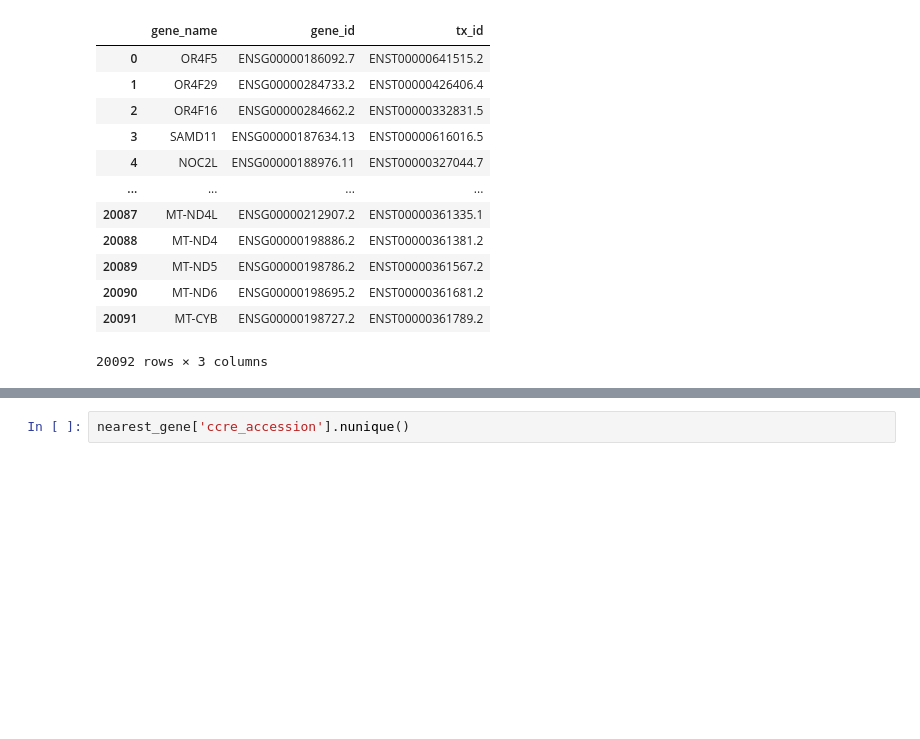
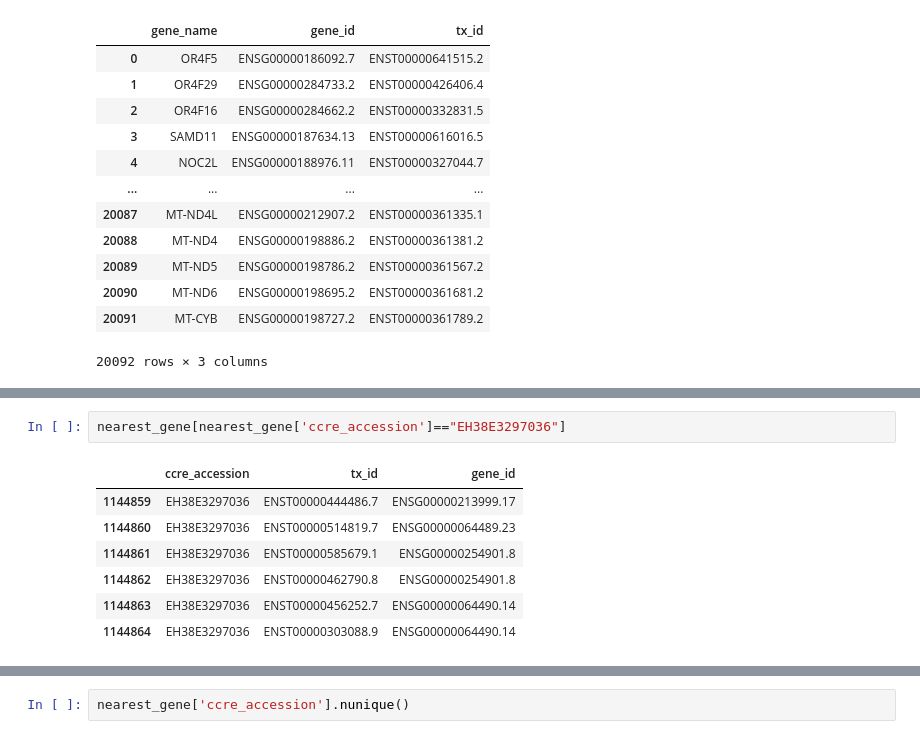
Before and after one commit to ctubbs750/cbs-db3-annotate, a Jupyter notebook: workflow/notebooks/sandbox/2025-04.ipynb, the cells around one changed output, grey strips where cells are left out. Drawn from its saved outputs; the diff is of its cells as text; blank space fills up the shorter version.

```diff
--- a/workflow/notebooks/sandbox/2025-04.ipynb
+++ b/workflow/notebooks/sandbox/2025-04.ipynb
@@ -79,0 +116,10 @@ gencode_mapping
+# %%
+nearest_gene[nearest_gene['ccre_accession']=="EH38E3297036"]
+# %% [output]
+|  | ccre_accession | tx_id | gene_id |
+| 1144859 | EH38E3297036 | ENST00000444486.7 | ENSG00000213999.17 |
+| 1144860 | EH38E3297036 | ENST00000514819.7 | ENSG00000064489.23 |
+| 1144861 | EH38E3297036 | ENST00000585679.1 | ENSG00000254901.8 |
+| 1144862 | EH38E3297036 | ENST00000462790.8 | ENSG00000254901.8 |
+| 1144863 | EH38E3297036 | ENST00000456252.7 | ENSG00000064490.14 |
+| 1144864 | EH38E3297036 | ENST00000303088.9 | ENSG00000064490.14 |
```
Also changed, not shown: parts of 8 cells of this notebook, 1 other file.
